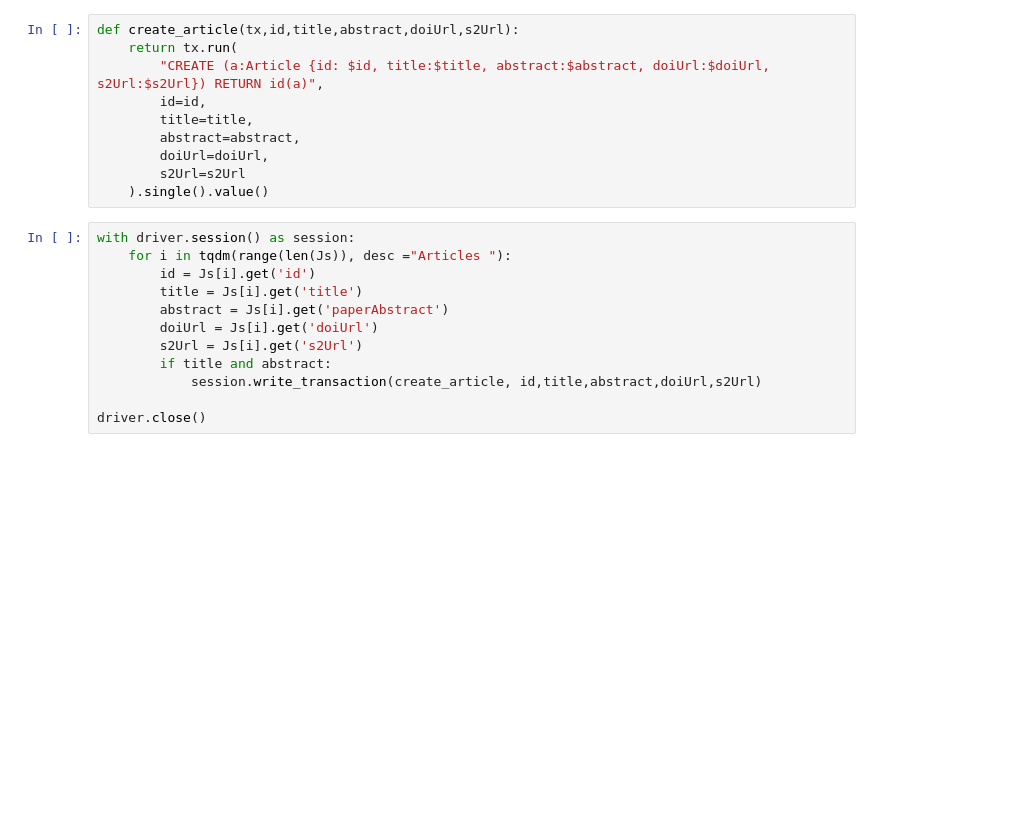
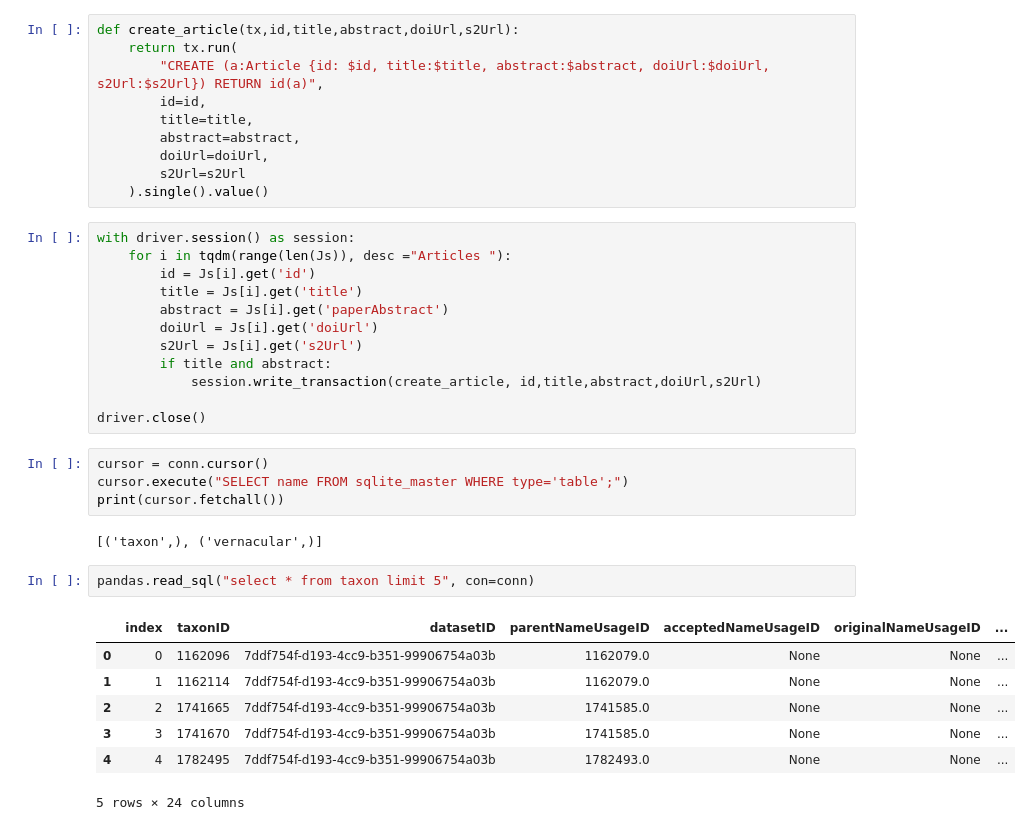
Before and after one commit to nikitcha/ceebios_poke_stream, a Jupyter notebook: populate_db.ipynb, the cells around one changed output. Saved outputs shown, nothing was run; the diff lists cells and outputs as text; blank space fills up the shorter version.

```diff
--- a/populate_db.ipynb
+++ b/populate_db.ipynb
@@ -281,3 +281,19 @@ with driver.session() as session:
             session.write_transaction(create_article, id,title,abstract,doiUrl,s2Url)
 
 driver.close()
+# %%
+cursor = conn.cursor()
+cursor.execute("SELECT name FROM sqlite_master WHERE type='table';")
+print(cursor.fetchall())
+# %% [output]
+[('taxon',), ('vernacular',)]
+# %%
+pandas.read_sql("select * from taxon limit 5", con=conn)
+# %% [output]
+|  | index | taxonID | datasetID | parentNameUsageID | acceptedNameUsageID | originalNameUsageID | ... |
+| 0 | 0 | 1162096 | 7ddf754f-d193-4cc9-b351-99906754a03b | 1162079.0 | None | None | ... |
+| 1 | 1 | 1162114 | 7ddf754f-d193-4cc9-b351-99906754a03b | 1162079.0 | None | None | ... |
+| 2 | 2 | 1741665 | 7ddf754f-d193-4cc9-b351-99906754a03b | 1741585.0 | None | None | ... |
+| 3 | 3 | 1741670 | 7ddf754f-d193-4cc9-b351-99906754a03b | 1741585.0 | None | None | ... |
+| 4 | 4 | 1782495 | 7ddf754f-d193-4cc9-b351-99906754a03b | 1782493.0 | None | None | ... |
+5 rows × 24 columns
```
Also changed, not shown: 3 other files.
